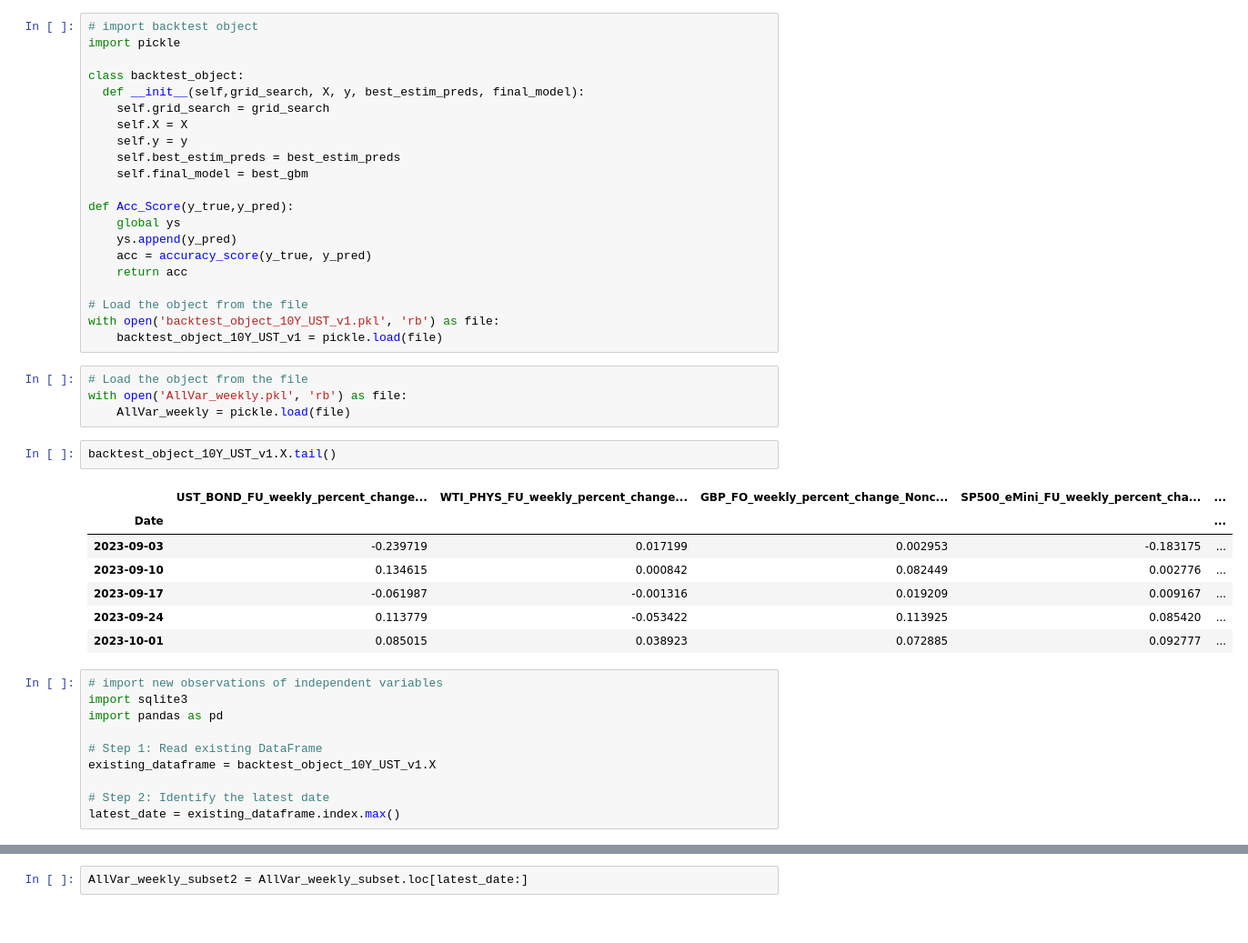
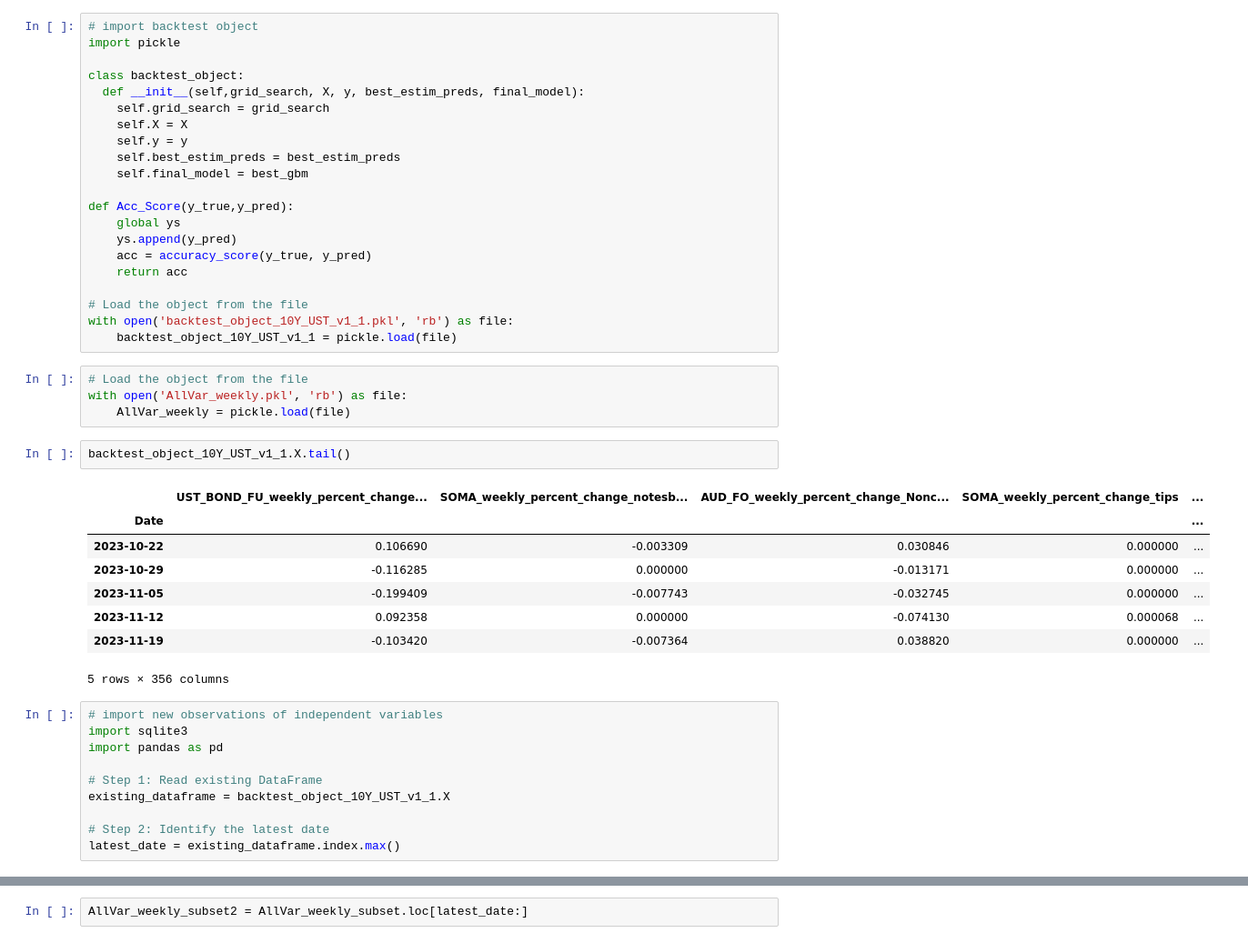
Before and after one commit to thestockman27/Fixed-Income-Dashboards, a Jupyter notebook: Model Forecast script.ipynb, the cells around one changed output, grey strips where cells are left out. Shown at 91% size. Saved outputs shown, nothing was run; the diff lists cells and outputs as text.

```diff
--- a/Model Forecast script.ipynb
+++ b/Model Forecast script.ipynb
@@ -31,29 +31,30 @@ def Acc_Score(y_true,y_pred):
     return acc
 
 # Load the object from the file
-with open('backtest_object_10Y_UST_v1.pkl', 'rb') as file:
-    backtest_object_10Y_UST_v1 = pickle.load(file)
+with open('backtest_object_10Y_UST_v1_1.pkl', 'rb') as file:
+    backtest_object_10Y_UST_v1_1 = pickle.load(file)
 # %%
 # Load the object from the file
 with open('AllVar_weekly.pkl', 'rb') as file:
     AllVar_weekly = pickle.load(file)
 # %%
-backtest_object_10Y_UST_v1.X.tail()
+backtest_object_10Y_UST_v1_1.X.tail()
 # %% [output]
-|  | UST_BOND_FU_weekly_percent_change... | WTI_PHYS_FU_weekly_percent_change... | GBP_FO_weekly_percent_change_Nonc... | SP500_eMini_FU_weekly_percent_cha... | ... |
+|  | UST_BOND_FU_weekly_percent_change... | SOMA_weekly_percent_change_notesb... | AUD_FO_weekly_percent_change_Nonc... | SOMA_weekly_percent_change_tips | ... |
 | Date |  |  |  |  | ... |
-| 2023-09-03 | -0.239719 | 0.017199 | 0.002953 | -0.183175 | ... |
-| 2023-09-10 | 0.134615 | 0.000842 | 0.082449 | 0.002776 | ... |
-| 2023-09-17 | -0.061987 | -0.001316 | 0.019209 | 0.009167 | ... |
-| 2023-09-24 | 0.113779 | -0.053422 | 0.113925 | 0.085420 | ... |
-| 2023-10-01 | 0.085015 | 0.038923 | 0.072885 | 0.092777 | ... |
+| 2023-10-22 | 0.106690 | -0.003309 | 0.030846 | 0.000000 | ... |
+| 2023-10-29 | -0.116285 | 0.000000 | -0.013171 | 0.000000 | ... |
+| 2023-11-05 | -0.199409 | -0.007743 | -0.032745 | 0.000000 | ... |
+| 2023-11-12 | 0.092358 | 0.000000 | -0.074130 | 0.000068 | ... |
+| 2023-11-19 | -0.103420 | -0.007364 | 0.038820 | 0.000000 | ... |
+5 rows × 356 columns
 # %%
 # import new observations of independent variables
 import sqlite3
 import pandas as pd
 
 # Step 1: Read existing DataFrame
-existing_dataframe = backtest_object_10Y_UST_v1.X
+existing_dataframe = backtest_object_10Y_UST_v1_1.X
 
 # Step 2: Identify the latest date
 latest_date = existing_dataframe.index.max()
```
Also changed, not shown: parts of 14 cells of this notebook, 8 other files.
